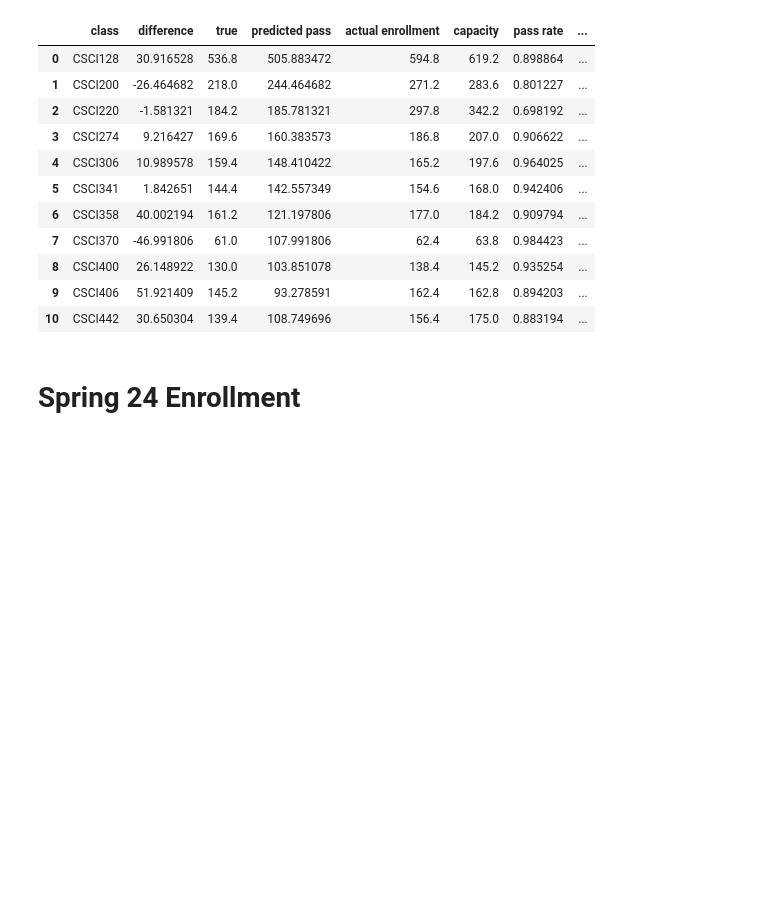
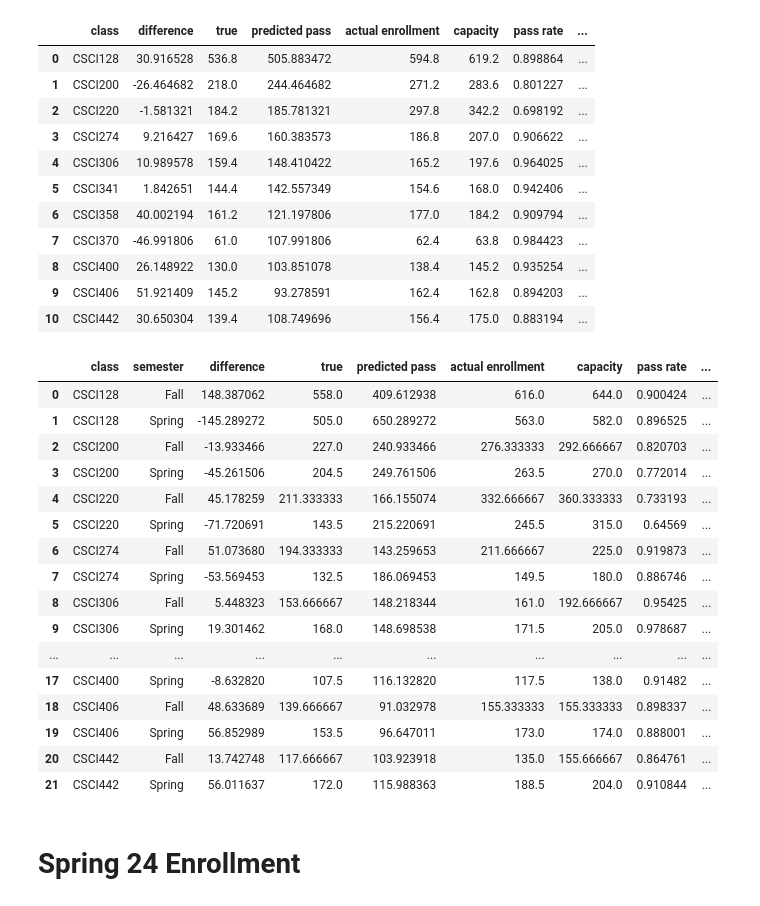
Before and after one commit to ifrycolorado/Enrollment_Project, a Jupyter notebook: src/state_estimator.ipynb, the cells around one changed output. Drawn from its saved outputs; the diff is of its cells as text; code cells hidden in the pictures; blank space fills up the shorter version.

```diff
--- a/src/state_estimator.ipynb
+++ b/src/state_estimator.ipynb
@@ -321,2 +308,28 @@ display(grouped_df)
+# %%
+# split year semester into year and semester
+results_df['year'] = results_df['year_semester'].apply(lambda x: x.split(" ")[1])
+results_df['semester'] = results_df['year_semester'].apply(lambda x: x.split(" ")[0])
+
+semester_grouped_df = results_df.drop(columns=['year', 'year_semester']).groupby(['class', 'semester']).mean().reset_index()
+# %%
+display(semester_grouped_df)
+# %% [output]
+|  | class | semester | difference | true | predicted pass | actual enrollment | capacity | pass rate | ... |
+| 0 | CSCI128 | Fall | 148.387062 | 558.0 | 409.612938 | 616.0 | 644.0 | 0.900424 | ... |
+| 1 | CSCI128 | Spring | -145.289272 | 505.0 | 650.289272 | 563.0 | 582.0 | 0.896525 | ... |
+| 2 | CSCI200 | Fall | -13.933466 | 227.0 | 240.933466 | 276.333333 | 292.666667 | 0.820703 | ... |
+| 3 | CSCI200 | Spring | -45.261506 | 204.5 | 249.761506 | 263.5 | 270.0 | 0.772014 | ... |
+| 4 | CSCI220 | Fall | 45.178259 | 211.333333 | 166.155074 | 332.666667 | 360.333333 | 0.733193 | ... |
+| 5 | CSCI220 | Spring | -71.720691 | 143.5 | 215.220691 | 245.5 | 315.0 | 0.64569 | ... |
+| 6 | CSCI274 | Fall | 51.073680 | 194.333333 | 143.259653 | 211.666667 | 225.0 | 0.919873 | ... |
+| 7 | CSCI274 | Spring | -53.569453 | 132.5 | 186.069453 | 149.5 | 180.0 | 0.886746 | ... |
+| 8 | CSCI306 | Fall | 5.448323 | 153.666667 | 148.218344 | 161.0 | 192.666667 | 0.95425 | ... |
+| 9 | CSCI306 | Spring | 19.301462 | 168.0 | 148.698538 | 171.5 | 205.0 | 0.978687 | ... |
+| ... | ... | ... | ... | ... | ... | ... | ... | ... | ... |
+| 17 | CSCI400 | Spring | -8.632820 | 107.5 | 116.132820 | 117.5 | 138.0 | 0.91482 | ... |
+| 18 | CSCI406 | Fall | 48.633689 | 139.666667 | 91.032978 | 155.333333 | 155.333333 | 0.898337 | ... |
+| 19 | CSCI406 | Spring | 56.852989 | 153.5 | 96.647011 | 173.0 | 174.0 | 0.888001 | ... |
+| 20 | CSCI442 | Fall | 13.742748 | 117.666667 | 103.923918 | 135.0 | 155.666667 | 0.864761 | ... |
+| 21 | CSCI442 | Spring | 56.011637 | 172.0 | 115.988363 | 188.5 | 204.0 | 0.910844 | ... |
 # %% [markdown]
 # Spring 24 Enrollment
```
Also changed, not shown: parts of 19 cells of this notebook, 1 other file.
